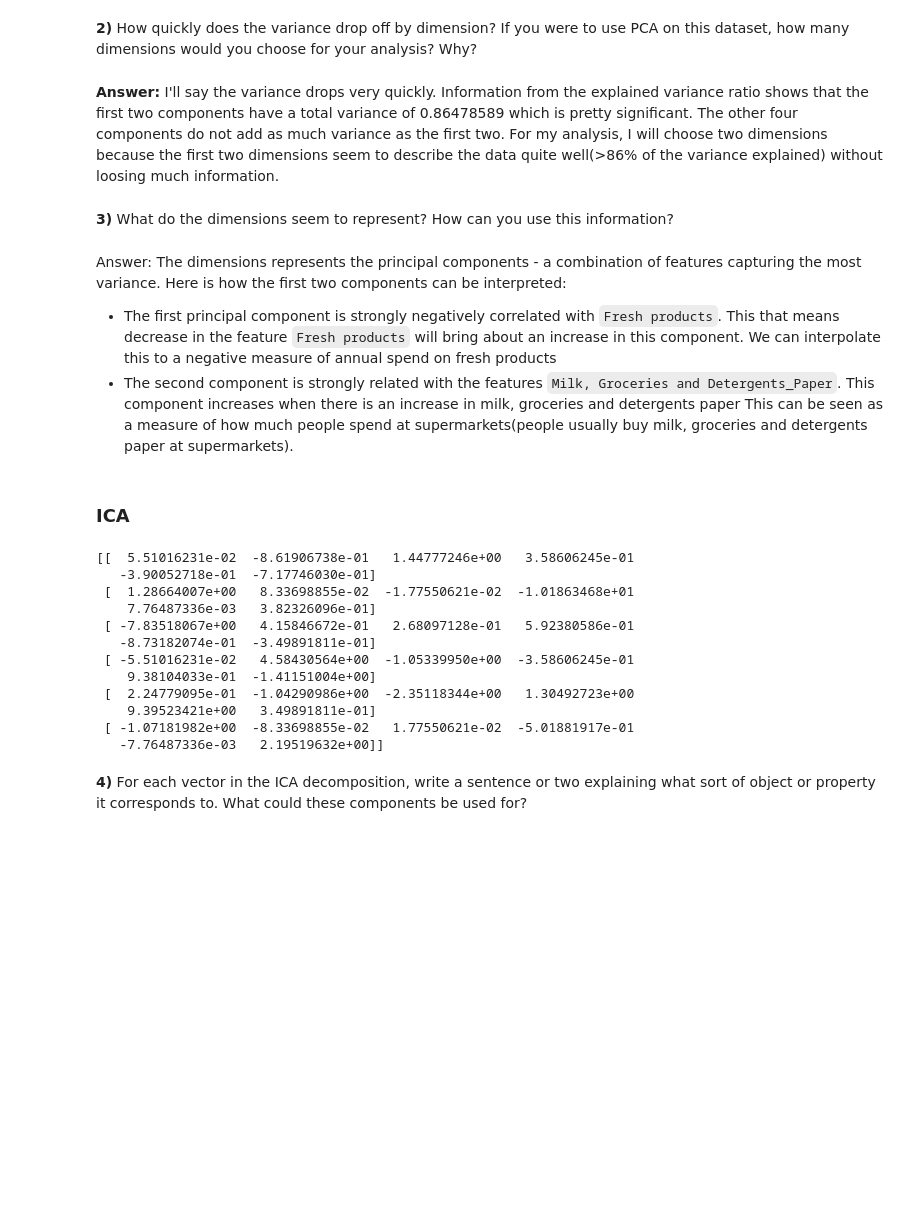
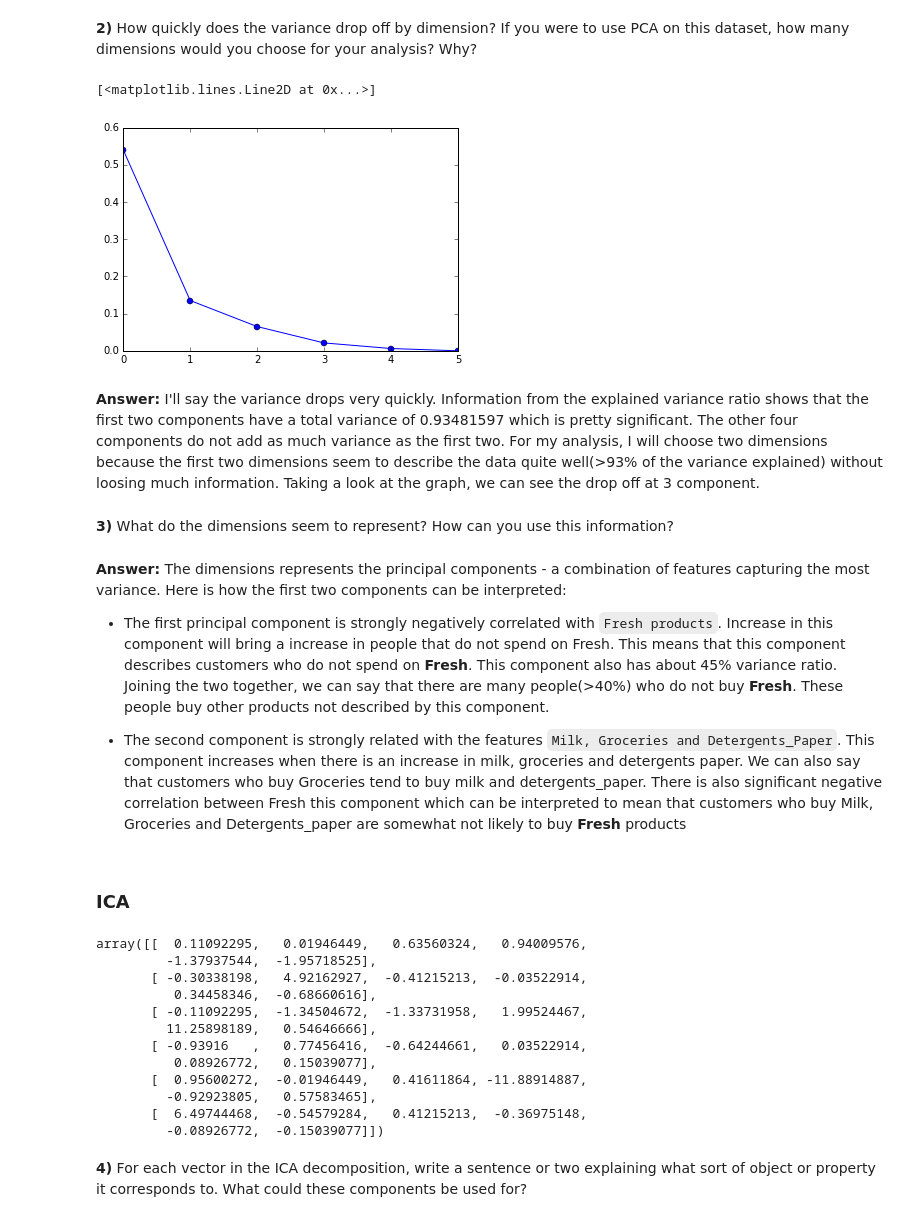
Before and after one commit to uncletomiwa/Customer-Segments, a Jupyter notebook: customer_segments.ipynb, the cells around one changed output. Drawn from its saved outputs; the diff is of its cells as text; code cells hidden in the pictures; blank space fills up the shorter version.

```diff
--- a/customer_segments.ipynb
+++ b/customer_segments.ipynb
@@ -62,15 +67,23 @@ print pca.explained_variance_ratio_
 [ 0.45961362  0.40517227  0.07003008  0.04402344  0.01502212  0.00613848]
 # %% [markdown]
 **2)** How quickly does the variance drop off by dimension? If you were to use PCA on this dataset, how many dimensions would you choose for your analysis? Why?
+# %%
+# Explained Variance Plot
+x = np.arange(6)
+plt.plot(x, 1 - np.cumsum(pca.explained_variance_ratio_), '-o')
+# %% [output]
+[<matplotlib.lines.Line2D at 0x...>]
+[figure, added]
 # %% [markdown]
 **Answer:**
-I'll say the variance drops very quickly. Information from the explained variance ratio shows that the first two components have a total variance of 0.86478589 which is pretty significant. The other four components do not add as much variance as the first two. For my analysis, I will choose two dimensions because the first two dimensions seem to describe the data quite well(>86% of the variance explained) without loosing much information.
+I'll say the variance drops very quickly. Information from the explained variance ratio shows that the first two components have a total variance of 0.93481597 which is pretty significant. The other four components do not add as much variance as the first two. For my analysis, I will choose two dimensions because the first two dimensions seem to describe the data quite well(>93% of the variance explained) without loosing much information. Taking a look at the graph, we can see the drop off at 3 component.
 # %% [markdown]
 **3)** What do the dimensions seem to represent? How can you use this information?
 # %% [markdown]
-Answer: The dimensions represents the principal components - a combination of features capturing the most variance. Here is how the first two components can be interpreted:
-* The first principal component is strongly negatively correlated with `Fresh products`. This that means decrease in the feature `Fresh products` will bring about an increase in this component.  We can interpolate this to a negative measure of annual spend on fresh products<br>
-* The second component is strongly related with the features `Milk, Groceries and Detergents_Paper`. This component increases when there is an increase in milk, groceries and detergents paper This can be seen as a measure of how much people spend at supermarkets(people usually buy milk, groceries and detergents paper at supermarkets).
+**Answer:** The dimensions represents the principal components - a combination of features capturing the most variance. Here is how the first two components can be interpreted:
+* The first principal component is strongly negatively correlated with `Fresh products`. Increase in this component will bring a increase in people that do not spend on Fresh. This means that this component describes customers who do not spend on **Fresh**. This component also has about 45% variance ratio. Joining the two together, we can say that there are many people(>40%) who do not buy **Fresh**. These people buy other products not described by this component.
+
+* The second component is strongly related with the features `Milk, Groceries and Detergents_Paper`. This component increases when there is an increase in milk, groceries and detergents paper. We can also say that customers who buy Groceries tend to buy milk and detergents_paper. There is also significant negative correlation between Fresh this component which can be interpreted to mean that customers who buy Milk, Groceries and Detergents_paper are somewhat not likely to buy **Fresh** products
 # %% [markdown]
 ### ICA
 # %%
@@ -78,23 +91,23 @@ Answer: The dimensions represents the principal components - a combination of fe
 # Note: Adjust the data to have center at the origin first!
 from sklearn.decomposition import FastICA
 from sklearn.preprocessing import RobustScaler
-ica = FastICA().fit(data)
+ica = FastICA(n_components = data.shape[1], random_state = 14).fit(data)
 
 # Print the independent components
-print RobustScaler().fit_transform(ica.components_)
+RobustScaler().fit_transform(ica.components_)
 # %% [output]
-[[  5.51016231e-02  -8.61906738e-01   1.44777246e+00   3.58606245e-01
-   -3.90052718e-01  -7.17746030e-01]
- [  1.28664007e+00   8.33698855e-02  -1.77550621e-02  -1.01863468e+01
-    7.76487336e-03   3.82326096e-01]
- [ -7.83518067e+00   4.15846672e-01   2.68097128e-01   5.92380586e-01
-   -8.73182074e-01  -3.49891811e-01]
- [ -5.51016231e-02   4.58430564e+00  -1.05339950e+00  -3.58606245e-01
-    9.38104033e-01  -1.41151004e+00]
- [  2.24779095e-01  -1.04290986e+00  -2.35118344e+00   1.30492723e+00
-    9.39523421e+00   3.49891811e-01]
- [ -1.07181982e+00  -8.33698855e-02   1.77550621e-02  -5.01881917e-01
-   -7.76487336e-03   2.19519632e+00]]
+array([[  0.11092295,   0.01946449,   0.63560324,   0.94009576,
+         -1.37937544,  -1.95718525],
+       [ -0.30338198,   4.92162927,  -0.41215213,  -0.03522914,
+          0.34458346,  -0.68660616],
+       [ -0.11092295,  -1.34504672,  -1.33731958,   1.99524467,
+         11.25898189,   0.54646666],
+       [ -0.93916   ,   0.77456416,  -0.64244661,   0.03522914,
+          0.08926772,   0.15039077],
+       [  0.95600272,  -0.01946449,   0.41611864, -11.88914887,
+         -0.92923805,   0.57583465],
+       [  6.49744468,  -0.54579284,   0.41215213,  -0.36975148,
+         -0.08926772,  -0.15039077]])
 # %% [markdown]
 **4)** For each vector in the ICA decomposition, write a sentence or two explaining what sort of object or property it corresponds to. What could these components be used for?
 # %%
```
Also changed, not shown: parts of 23 cells of this notebook, 1 other file.
